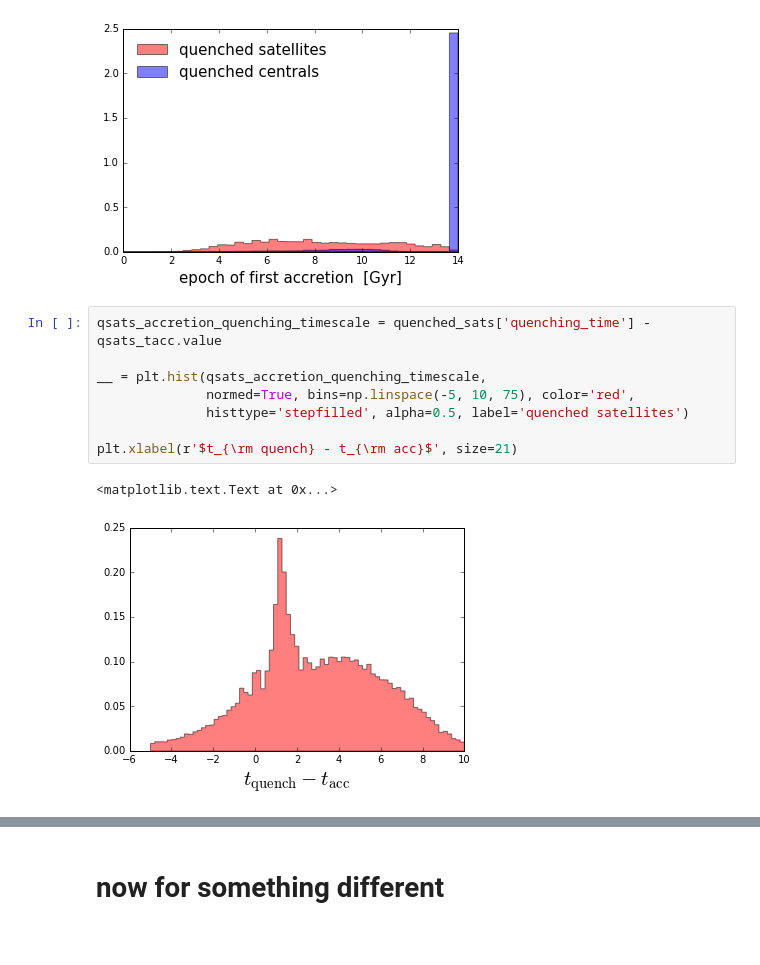
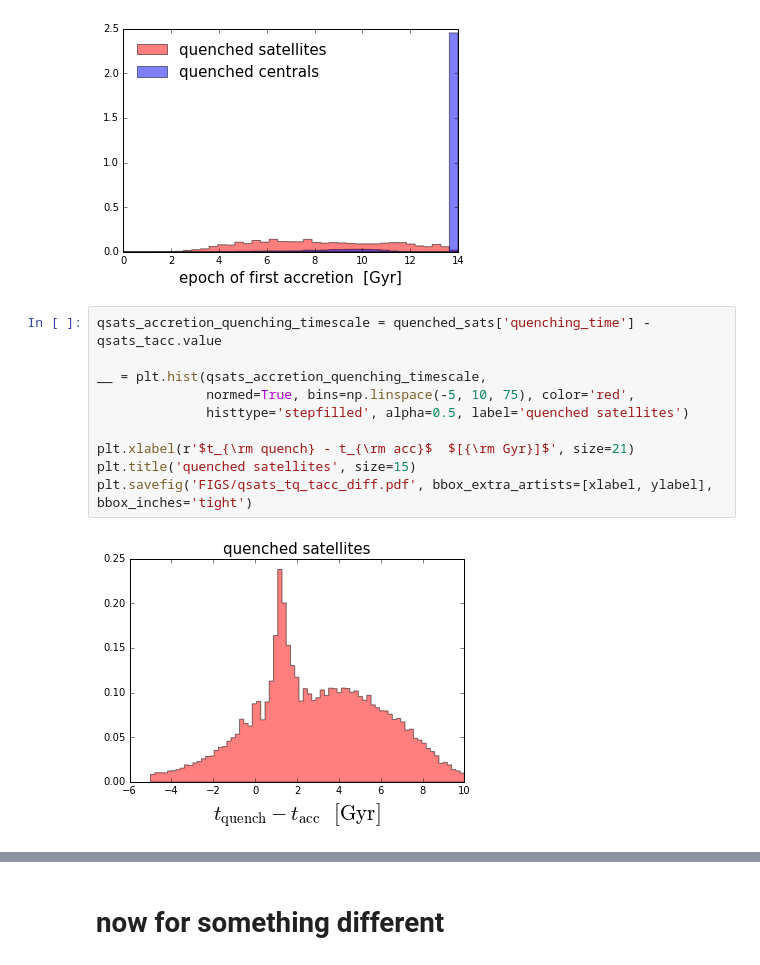
Before and after one commit to aphearin/time_evolving_cam_utils, a Jupyter notebook: plot_quenching_times.ipynb, the cells around one changed output, grey strips where cells are left out. Saved outputs shown, nothing was run; the diff lists cells and outputs as text.

Commit message:
Minor updates to quenching tie plots

```diff
--- a/plot_quenching_times.ipynb
+++ b/plot_quenching_times.ipynb
@@ -103,14 +103,15 @@ plt.legend(frameon=False, loc='upper left', fontsize=15)
 # %%
 qsats_accretion_quenching_timescale = quenched_sats['quenching_time'] - qsats_tacc.value
 
 __ = plt.hist(qsats_accretion_quenching_timescale,
               normed=True, bins=np.linspace(-5, 10, 75), color='red',
               histtype='stepfilled', alpha=0.5, label='quenched satellites')
 
-plt.xlabel(r'$t_{\rm quench} - t_{\rm acc}$', size=21)
+plt.xlabel(r'$t_{\rm quench} - t_{\rm acc}$  $[{\rm Gyr}]$', size=21)
+plt.title('quenched satellites', size=15)
+plt.savefig('FIGS/qsats_tq_tacc_diff.pdf', bbox_extra_artists=[xlabel, ylabel], bbox_inches='tight')
 # %% [output]
-<matplotlib.text.Text at 0x...>
-[figure, old version]
+[figure, new version]
 # %%
 qsats_mpeak_quenching_timescale = quenched_sats['quenching_time'] - qsats_tacc.value
 
```
Also changed, not shown: parts of 6 cells of this notebook, 2 other files.
